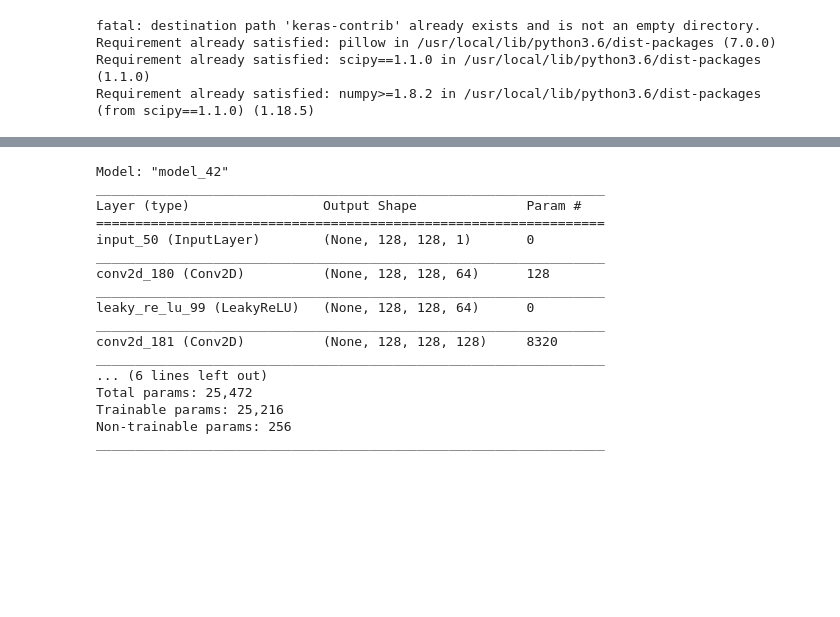
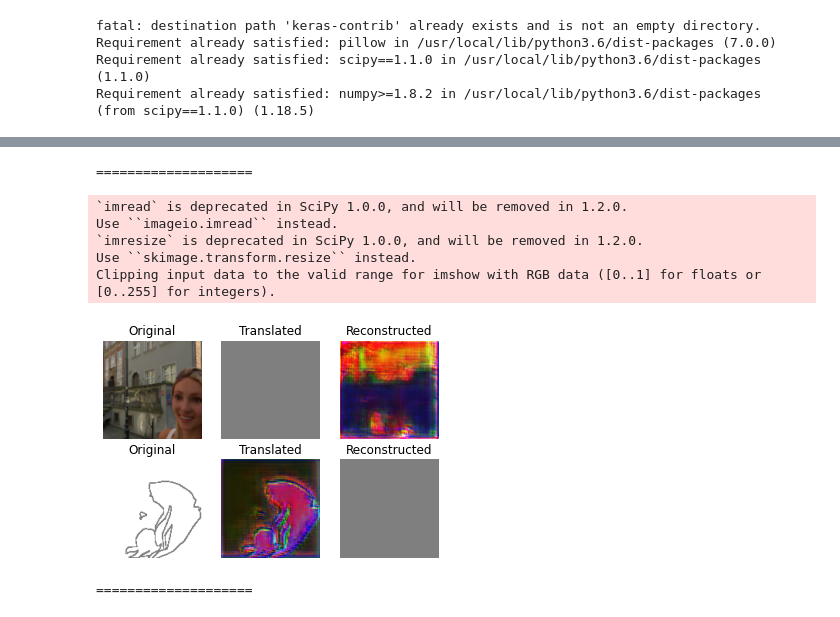
Before and after one commit to GarlandZhang/hairy_gan, a Jupyter notebook: segmentation_model.ipynb, the cells around one changed output, grey strips where cells are left out. Drawn from its saved outputs; the diff is of its cells as text; code cells hidden in the pictures; blank space fills up the shorter version.

Commit message:
add post processing step for display

```diff
--- a/segmentation_model.ipynb
+++ b/segmentation_model.ipynb
@@ -326,6 +326,15 @@ class SegGAN():
     reconstr_I = self.g_SI.predict(fake_S)
     reconstr_S = self.g_IS.predict(fake_I)
 
+    # super inefficient but works..
+    imgs_I = self.post_process(imgs_I)
+    fake_I = self.post_process(fake_I)
+    reconstr_I = self.post_process(reconstr_I)
+
+    imgs_S = self.post_process(self.batch_gray_to_rgb(imgs_S))
+    fake_S = self.post_process(self.batch_gray_to_rgb(fake_S))
+    reconstr_S = self.post_process(self.batch_gray_to_rgb(reconstr_S))
+
     gen_imgs = np.concatenate([imgs_I, fake_S, reconstr_I, imgs_S, fake_I, reconstr_S])
 
     # Rescale images 0 - 1
@@ -342,12 +351,13 @@ class SegGAN():
             cnt += 1
     plt.show()
 
-    print(f'd_I on real imgs I: {self.d_I.predict(imgs_I)[0]}')
-    print(f'd_I on fake imgs I: {self.d_I.predict(fake_I)[0]}')
-    print(f'd_S on real imgs S: {self.d_S.predict(imgs_S)[0]}')
-    print(f'd_S on fake imgs S: {self.d_S.predict(fake_S)[0]}')
+    print('=' * format_size)
 
-    print('=' * format_size)
+  def post_process(self, batch):
+    return (batch + 1.) * 127.5
+
+  def batch_gray_to_rgb(self, batch):
+    return np.array([cv2.cvtColor(np.squeeze(img).astype(np.uint8), cv2.COLOR_GRAY2RGB) for img in batch])
 # %%
 gan = SegGAN()
 gan.train(epochs=10000, batch_size=5, sample_interval=100)
@@ -362 +380,13 @@ Use ``skimage.transform.resize`` instead.
+# %%
+
+gan.sample_images(1, 1)
+# %% [output]
+====================
+`imread` is deprecated in SciPy 1.0.0, and will be removed in 1.2.0.
+Use ``imageio.imread`` instead.
+`imresize` is deprecated in SciPy 1.0.0, and will be removed in 1.2.0.
+Use ``skimage.transform.resize`` instead.
+Clipping input data to the valid range for imshow with RGB data ([0..1] for floats or [0..255] for integers).
+[figure, added]
+====================
 # %%
@@ -377,20 +407,0 @@ Use ``skimage.transform.resize`` instead.
-# %%
-gan.d_S.summary()
-# %% [output]
-Model: "model_42"
-_________________________________________________________________
-Layer (type)                 Output Shape              Param #
-=================================================================
-input_50 (InputLayer)        (None, 128, 128, 1)       0
-_________________________________________________________________
-conv2d_180 (Conv2D)          (None, 128, 128, 64)      128
-_________________________________________________________________
-leaky_re_lu_99 (LeakyReLU)   (None, 128, 128, 64)      0
-_________________________________________________________________
-conv2d_181 (Conv2D)          (None, 128, 128, 128)     8320
-_________________________________________________________________
-... (6 lines left out)
-Total params: 25,472
-Trainable params: 25,216
-Non-trainable params: 256
-_________________________________________________________________
```
Also changed, not shown: parts of 4 cells of this notebook.
